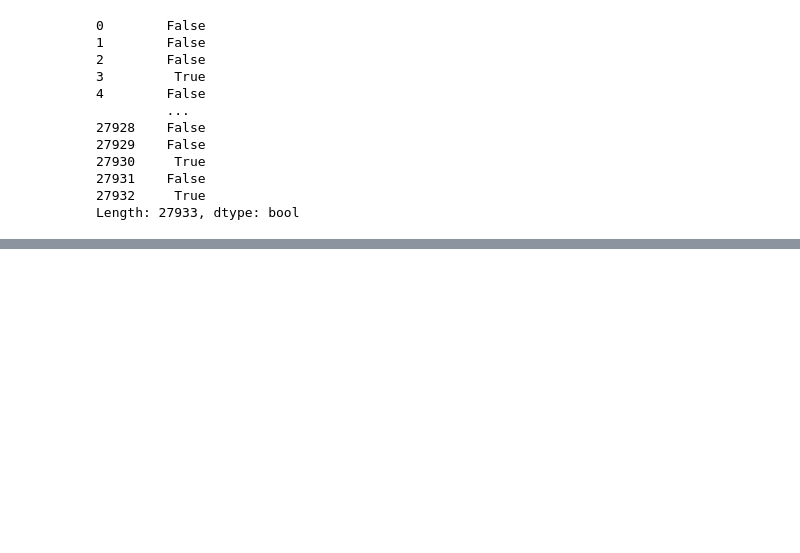
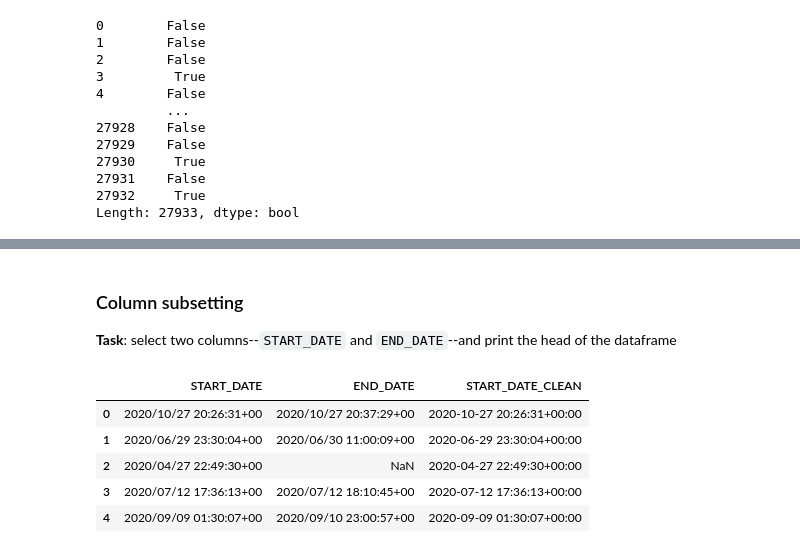
Before and after one commit to willermarth/QSS_Public, a Jupyter notebook: activities/solutions/00_pandas_datacleaning_full_solutions.ipynb, the cells around one changed output, grey strips where cells are left out. Saved outputs shown, nothing was run; the diff lists cells and outputs as text; code cells hidden in the pictures; blank space fills up the shorter version.

```diff
--- a/activities/solutions/00_pandas_datacleaning_class1.ipynb
+++ b/activities/solutions/00_pandas_datacleaning_full_solutions.ipynb
@@ -293,0 +353,13 @@ Length: 27933, dtype: bool
+# %% [markdown]
+### Column subsetting
+**Task**: select two columns--`START_DATE` and `END_DATE`--and print the head of the dataframe
+# %%
+cols = [c for c in df.columns if "DATE" in c]
+df[cols].head()
+# %% [output]
+|  | START_DATE | END_DATE | START_DATE_CLEAN |
+| 0 | 2020/10/27 20:26:31+00 | 2020/10/27 20:37:29+00 | 2020-10-27 20:26:31+00:00 |
+| 1 | 2020/06/29 23:30:04+00 | 2020/06/30 11:00:09+00 | 2020-06-29 23:30:04+00:00 |
+| 2 | 2020/04/27 22:49:30+00 | NaN | 2020-04-27 22:49:30+00:00 |
+| 3 | 2020/07/12 17:36:13+00 | 2020/07/12 18:10:45+00 | 2020-07-12 17:36:13+00:00 |
+| 4 | 2020/09/09 01:30:07+00 | 2020/09/10 23:00:57+00 | 2020-09-09 01:30:07+00:00 |
```
Also changed, not shown: parts of 14 cells of this notebook, 2 other files.
